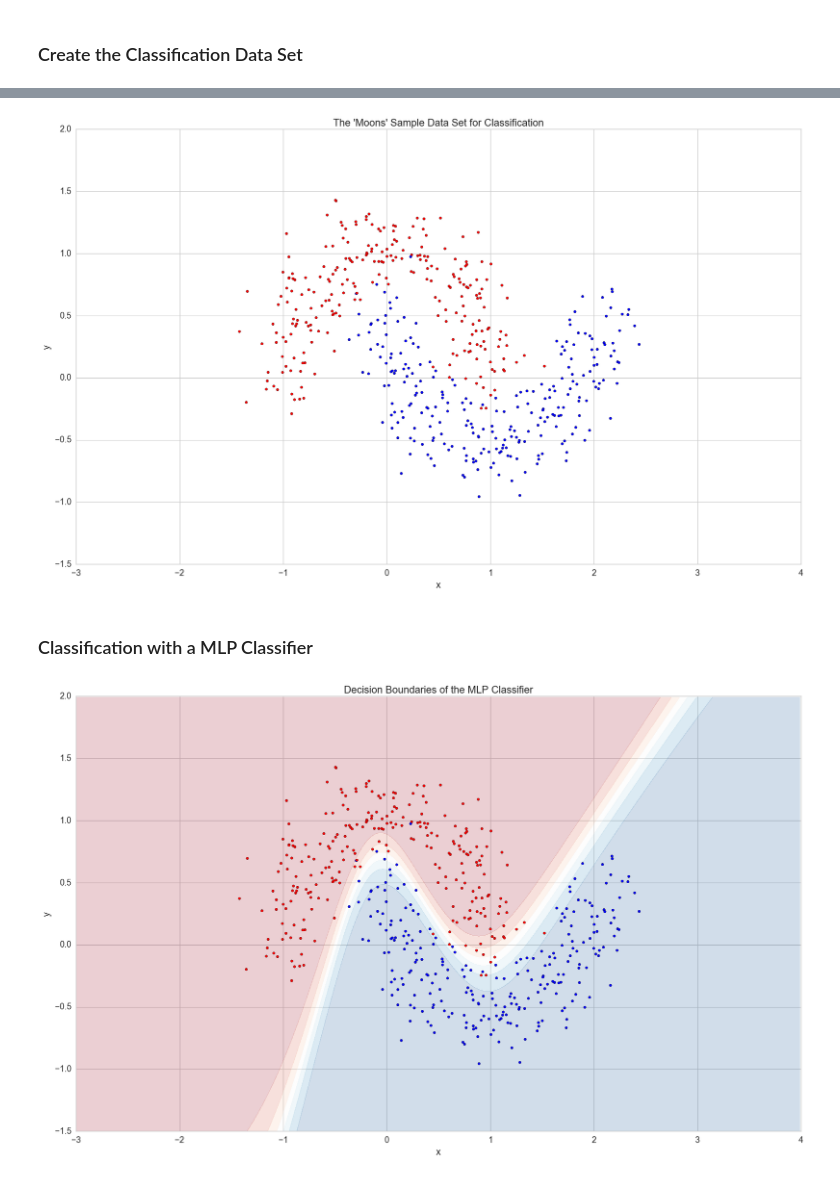
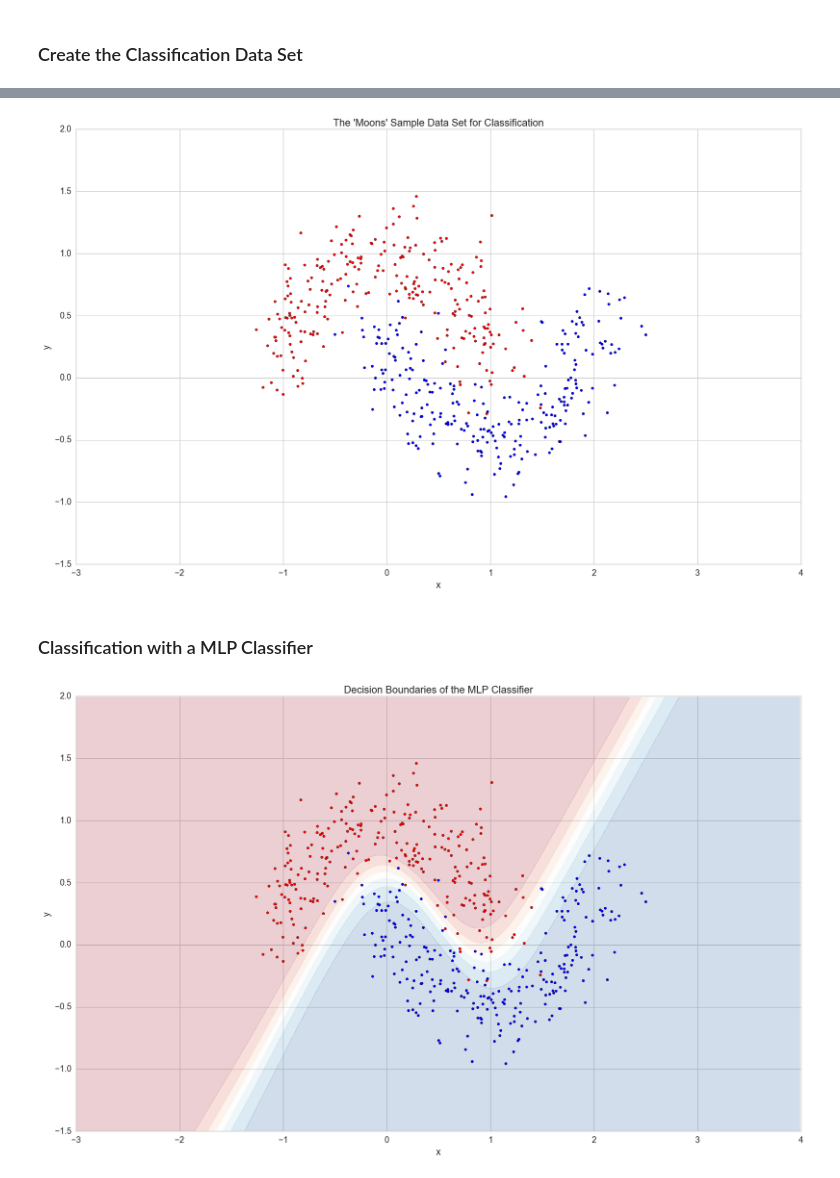
Before and after one commit to csizsek/machine-learning, a Jupyter notebook: 05_neural_networks/classification_with_MLP.ipynb, the cells around one changed output, grey strips where cells are left out. Drawn from its saved outputs; the diff is of its cells as text; code cells hidden in the pictures.

Commit message:
added MLP classification with different layer configs

```diff
--- a/05_neural_networks/classification_with_MLP.ipynb
+++ b/05_neural_networks/classification_with_MLP.ipynb
@@ -61,13 +42,19 @@ d.head()
 # %%
+d = sklearn.datasets.make_moons(n_samples=500, noise=0.2)
+moons = pd.DataFrame(d[0])
+moons.columns = ['x', 'y']
+moons['t'] = d[1]
+
 colors = {0: 'r', 1: 'b'}
-_ = plt.scatter(d.x, d.y, c=d.t.map(colors), marker='o', s=dotsize)
+
+_ = plt.scatter(moons.x, moons.y, c=moons.t.map(colors), marker='o', s=dotsize)
 _ = plt.xlim((-3, 4))
 _ = plt.ylim((-1.5, 2))
 _ = plt.xlabel('x')
 _ = plt.ylabel('y')
 _ = plt.title("The 'Moons' Sample Data Set for Classification")
 # %% [output]
-[figure, old version]
+[figure, new version]
 # %% [markdown]
 ### Classification with a MLP Classifier
 # %%
@@ -77,38 +64,38 @@ xx, yy = np.meshgrid(np.arange(x_min, x_max, 0.01), np.arange(y_min, y_max, 0.01
 # %%
 best_pred = None
 best_score = None
 best_model = None
 
-for i in range(10):
+for i in range(20):
     m = sklearn.neural_network.MLPClassifier(
-            hidden_layer_sizes=(5, 5),
+            hidden_layer_sizes=(4, 4),
             activation='tanh',
             max_iter=1000,
             random_state=i)
 
-    m.fit(d[['x', 'y']], d.t)
+    m.fit(moons[['x', 'y']], moons.t)
 
-    pred = m.predict(d[['x', 'y']])
+    pred = m.predict(moons[['x', 'y']])
 
-    score = sklearn.metrics.roc_auc_score(d.t, pred)
+    score = sklearn.metrics.roc_auc_score(moons.t, pred)
 
     if (best_score is None) or (score > best_score):
         best_pred = pred
         best_score = score
         best_model = m
 
 _ = plt.figure()
 ax = plt.subplot(1, 1, 1)
 
-Z = m.predict_proba(np.c_[xx.ravel(), yy.ravel()])[:, 1]
+Z = best_model.predict_proba(np.c_[xx.ravel(), yy.ravel()])[:, 1]
 Z = Z.reshape(xx.shape)
 _ = ax.contourf(xx, yy, Z, cmap=plt.cm.RdBu, alpha=.2)
 
-_ = plt.scatter(d.x, d.y, c=d.t.map(colors), marker='o', s=dotsize)
+_ = plt.scatter(moons.x, moons.y, c=moons.t.map(colors), marker='o', s=dotsize)
 _ = plt.xlim((-3, 4))
 _ = plt.ylim((-1.5, 2))
 _ = plt.xlabel('x')
 _ = plt.ylabel('y')
 _ = plt.title('Decision Boundaries of the MLP Classifier')
 # %% [output]
-[figure, old version]
+[figure, new version]
```
Also changed, not shown: parts of 3 cells of this notebook, 8 other files.
